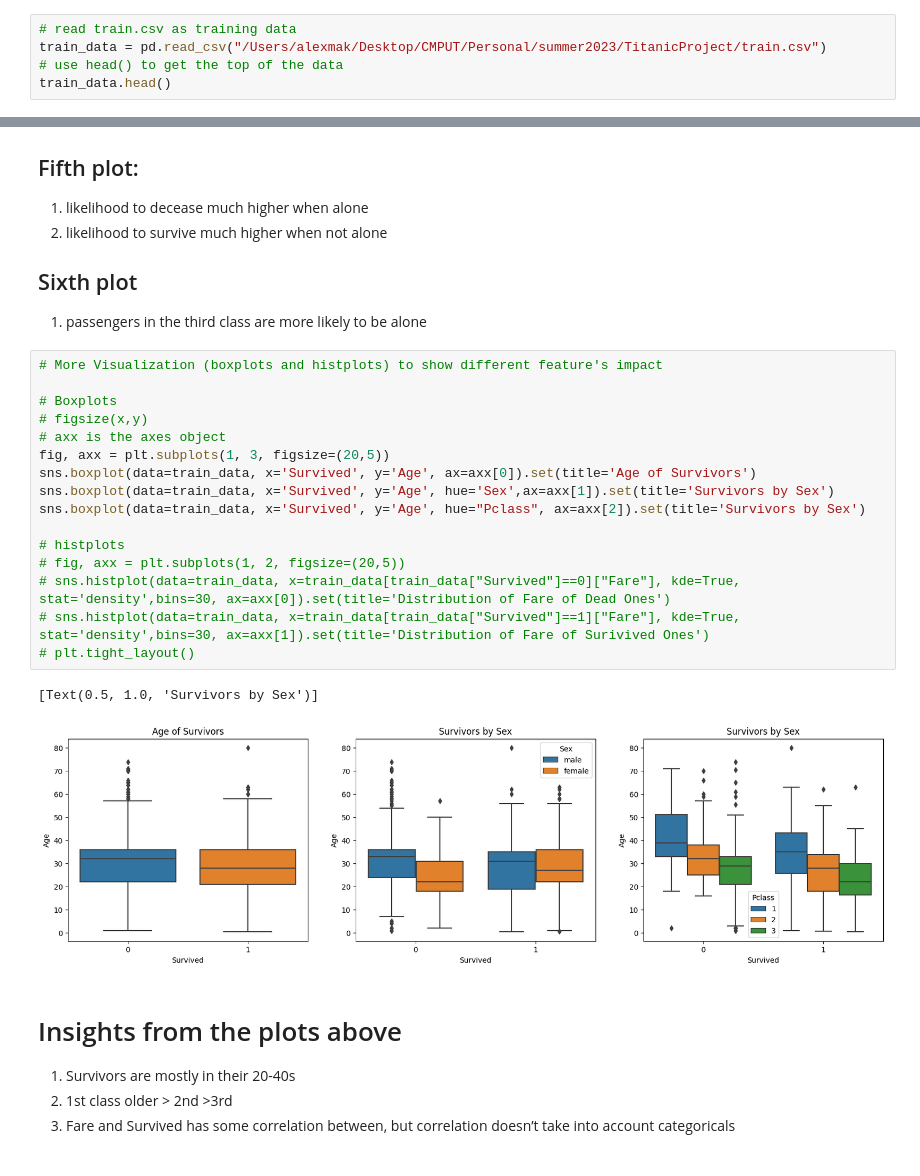
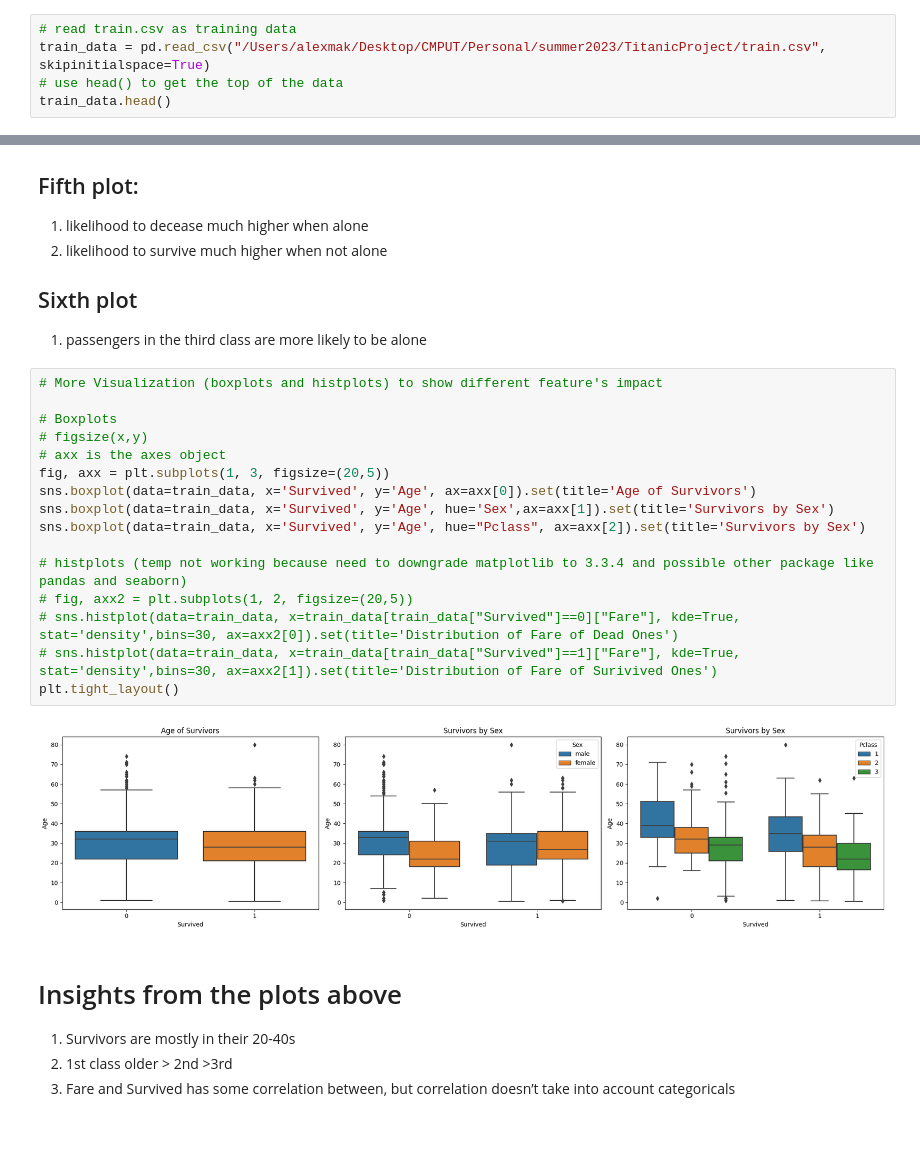
Before and after one commit to Alex-Mak-MCW/Titanic-Survival-Precictions-Project, a Jupyter notebook: PythonTitanicProject.ipynb, the cells around one changed output, grey strips where cells are left out. Saved outputs shown, nothing was run; the diff lists cells and outputs as text; blank space fills up the shorter version.

```diff
--- a/PythonTitanicProject.ipynb
+++ b/PythonTitanicProject.ipynb
@@ -4,7 +4,7 @@ import numpy as np # linear algebra
 import pandas as pd # data processing, CSV file I/O (e.g. pd.read_csv)
 # %%
 # read train.csv as training data
-train_data = pd.read_csv("/Users/alexmak/Desktop/CMPUT/Personal/summer2023/TitanicProject/train.csv")
+train_data = pd.read_csv("/Users/alexmak/Desktop/CMPUT/Personal/summer2023/TitanicProject/train.csv", skipinitialspace=True)
 # use head() to get the top of the data
 train_data.head()
 # %% [output]
@@ -311,22 +311,21 @@ plt.tight_layout()
 # %%
 # More Visualization (boxplots and histplots) to show different feature's impact
 
 # Boxplots
 # figsize(x,y)
 # axx is the axes object
 fig, axx = plt.subplots(1, 3, figsize=(20,5))
 sns.boxplot(data=train_data, x='Survived', y='Age', ax=axx[0]).set(title='Age of Survivors')
 sns.boxplot(data=train_data, x='Survived', y='Age', hue='Sex',ax=axx[1]).set(title='Survivors by Sex')
 sns.boxplot(data=train_data, x='Survived', y='Age', hue="Pclass", ax=axx[2]).set(title='Survivors by Sex')
 
-# histplots
-# fig, axx = plt.subplots(1, 2, figsize=(20,5))
-# sns.histplot(data=train_data, x=train_data[train_data["Survived"]==0]["Fare"], kde=True, stat='density',bins=30, ax=axx[0]).set(title='Distribution of Fare of Dead Ones')
-# sns.histplot(data=train_data, x=train_data[train_data["Survived"]==1]["Fare"], kde=True, stat='density',bins=30, ax=axx[1]).set(title='Distribution of Fare of Surivived Ones')
-# plt.tight_layout()
+# histplots (temp not working because need to downgrade matplotlib to 3.3.4 and possible other package like pandas and seaborn)
+# fig, axx2 = plt.subplots(1, 2, figsize=(20,5))
+# sns.histplot(data=train_data, x=train_data[train_data["Survived"]==0]["Fare"], kde=True, stat='density',bins=30, ax=axx2[0]).set(title='Distribution of Fare of Dead Ones')
+# sns.histplot(data=train_data, x=train_data[train_data["Survived"]==1]["Fare"], kde=True, stat='density',bins=30, ax=axx2[1]).set(title='Distribution of Fare of Surivived Ones')
+plt.tight_layout()
 # %% [output]
-[Text(0.5, 1.0, 'Survivors by Sex')]
-[figure, old version]
+[figure, new version]
 # %% [markdown]
 # Insights from the plots above
 1. Survivors are mostly in their 20-40s
```
Also changed, not shown: parts of 9 cells of this notebook, 1 other file.
